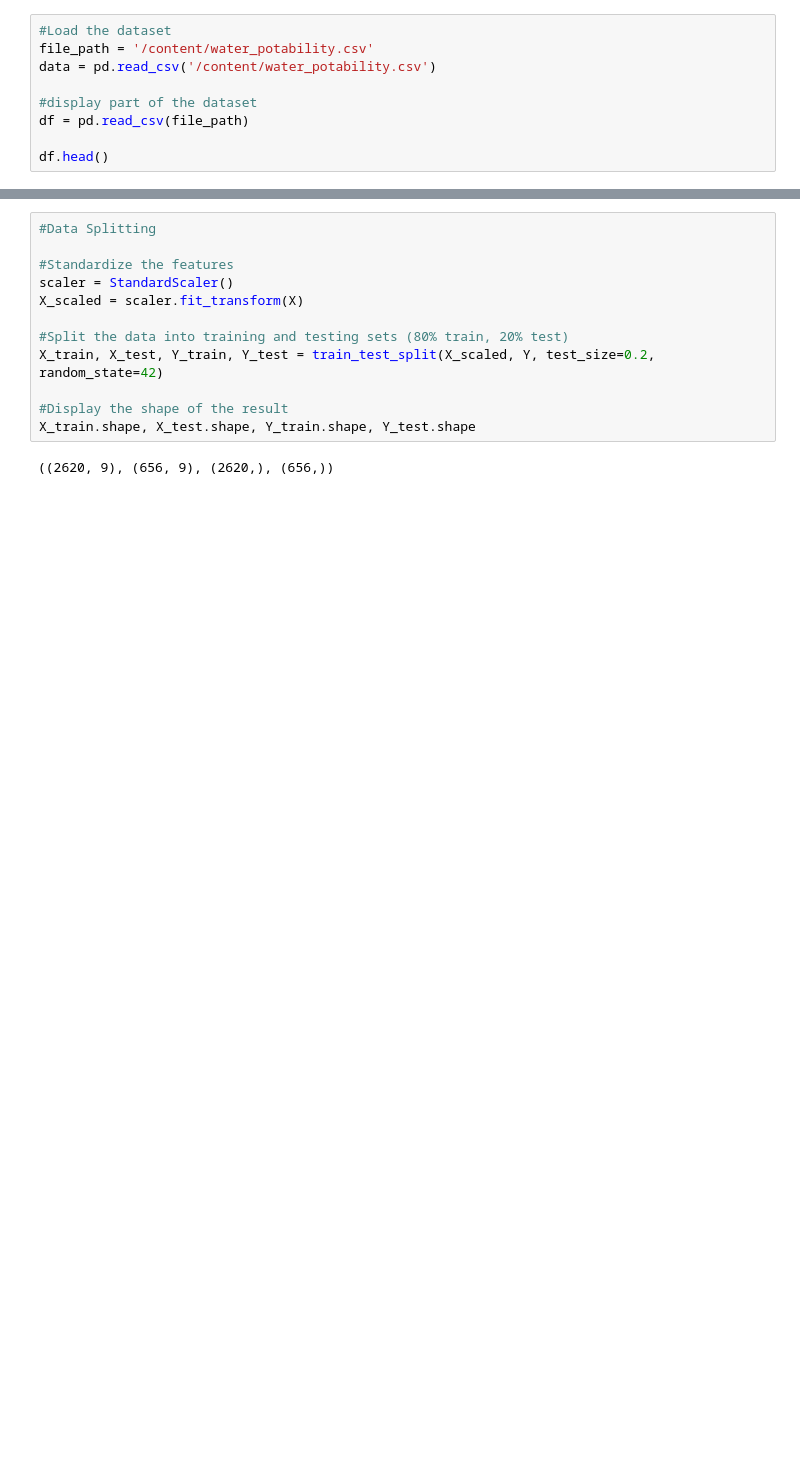
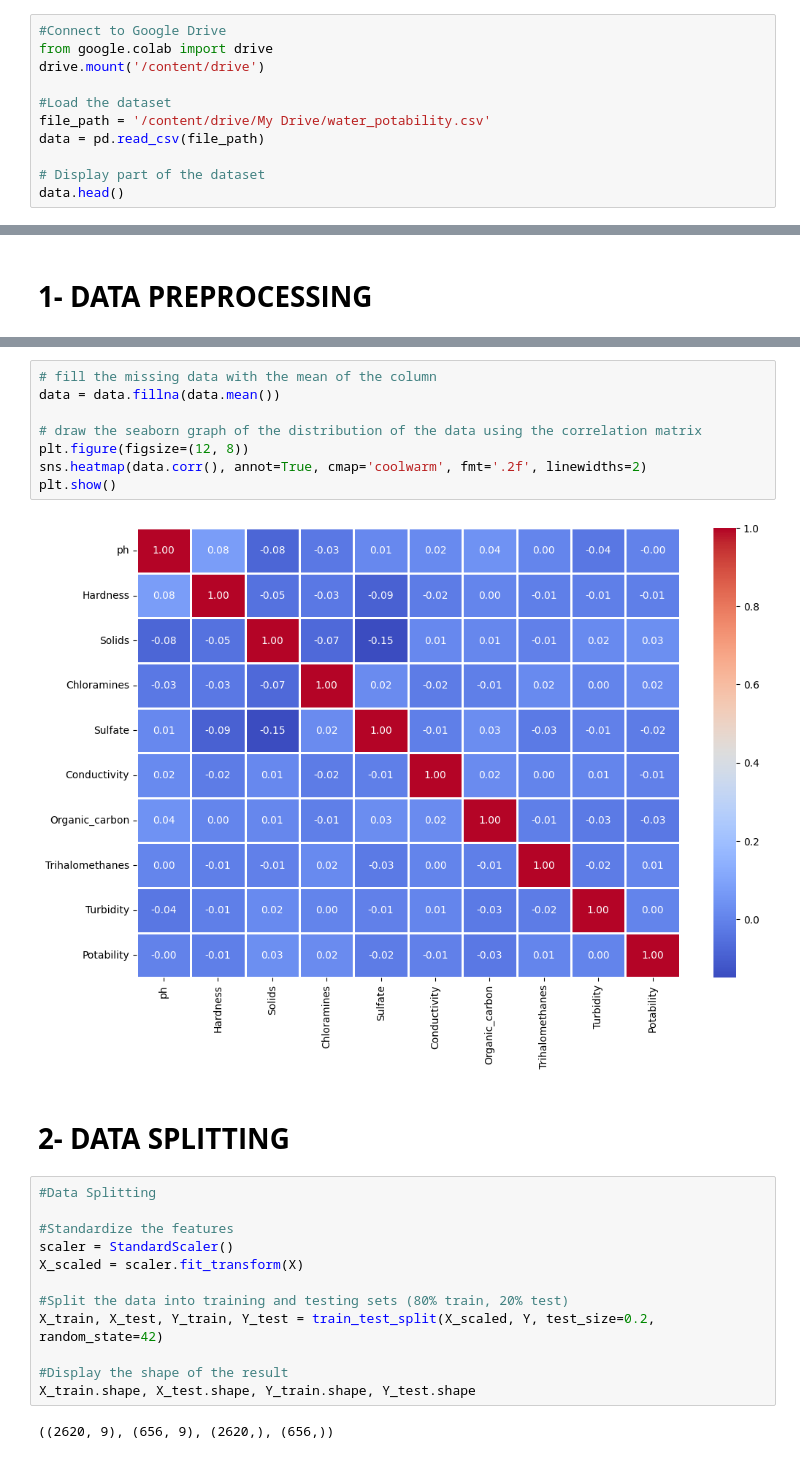
Before and after one commit to Azeezmariam/Group1_Water-Quality-Model, a Jupyter notebook: Group1_Water_Quality_Model.ipynb, the cells around one changed output, grey strips where cells are left out. Cells and saved outputs as stored; diff of their text form; blank space fills up the shorter version.

```diff
--- a/Group1_Water_Quality_Model.ipynb
+++ b/Group1_Water_Quality_Model.ipynb
@@ -13,10 +25,12 @@ from sklearn.preprocessing import StandardScaler
 # %%
+#Connect to Google Drive
+from google.colab import drive
+drive.mount('/content/drive')
+
 #Load the dataset
-file_path = '/content/water_potability.csv'
-data = pd.read_csv('/content/water_potability.csv')
+file_path = '/content/drive/My Drive/water_potability.csv'
+data = pd.read_csv(file_path)
 
-#display part of the dataset
-df = pd.read_csv(file_path)
-
-df.head()
+# Display part of the dataset
+data.head()
 # %% [output]
@@ -26,6 +41,8 @@ df.head()
 | 2 | 8.099124 | 224.236259 | 19909.541732 | 9.275884 | NaN | 418.606213 | 16.868637 | 66.420093 | ... |
 | 3 | 8.316766 | 214.373394 | 22018.417441 | 8.059332 | 356.886136 | 363.266516 | 18.436524 | 100.341674 | ... |
 | 4 | 9.092223 | 181.101509 | 17978.986339 | 6.546600 | 310.135738 | 398.410813 | 11.558279 | 31.997993 | ... |
+# %% [markdown]
+# **1- DATA PREPROCESSING**
 # %%
 #Data Preprocessing
 # Handling missing data by filling missing values with the median of their respective columns
@@ -47,6 +64,18 @@ X.describe()
 | 50% | 7.036752 | 196.967627 | 20927.833607 | 7.130299 | 333.073546 | 421.884968 | 14.218338 | 66.622485 | ... |
 | 75% | 7.870050 | 216.667456 | 27332.762127 | 8.114887 | 350.385756 | 481.792304 | 16.557652 | 76.666609 | ... |
 | max | 14.000000 | 323.124000 | 61227.196008 | 13.127000 | 481.030642 | 753.342620 | 28.300000 | 124.000000 | ... |
+# %%
+# fill the missing data with the mean of the column
+data = data.fillna(data.mean())
+
+# draw the seaborn graph of the distribution of the data using the correlation matrix
+plt.figure(figsize=(12, 8))
+sns.heatmap(data.corr(), annot=True, cmap='coolwarm', fmt='.2f', linewidths=2)
+plt.show()
+# %% [output]
+[figure, added]
+# %% [markdown]
+# **2- DATA SPLITTING**
 # %%
 #Data Splitting
 
```
Also changed, not shown: parts of 33 cells of this notebook.
